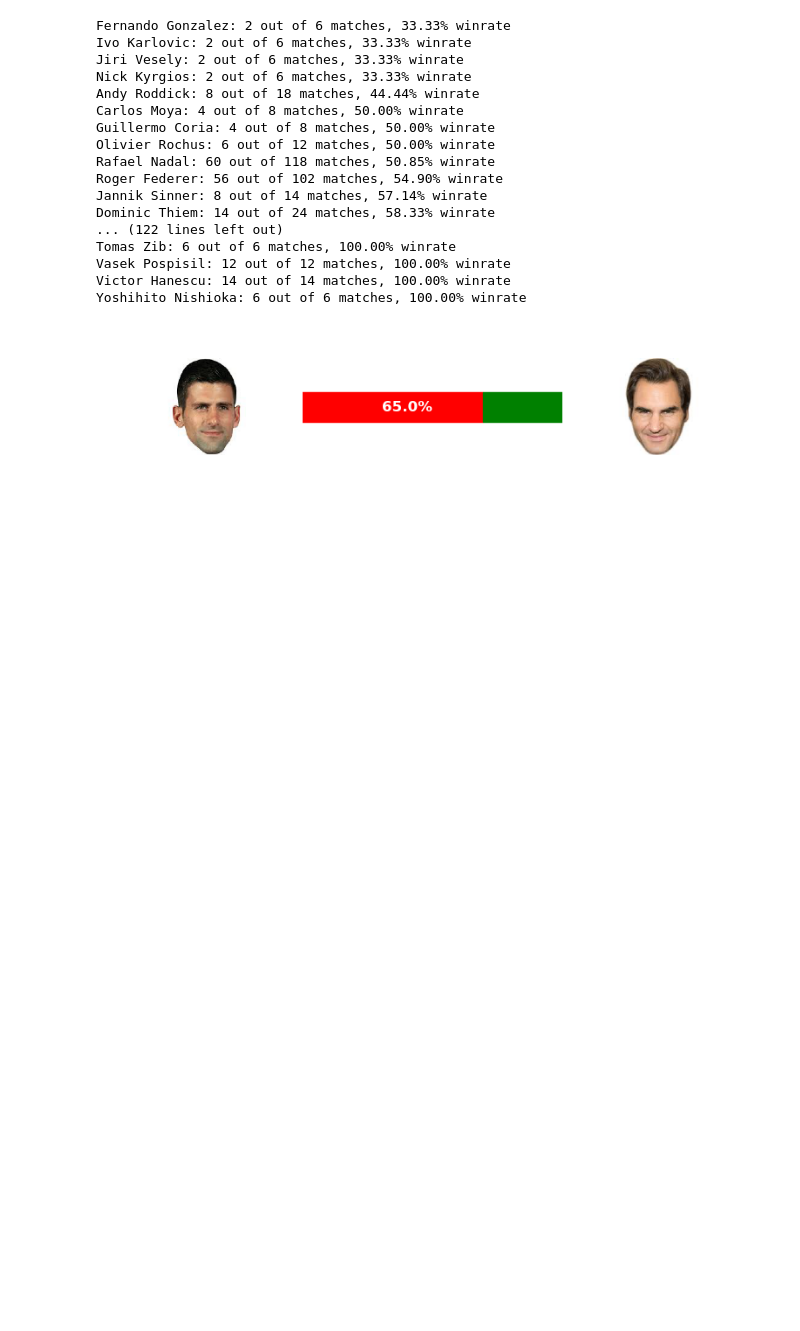
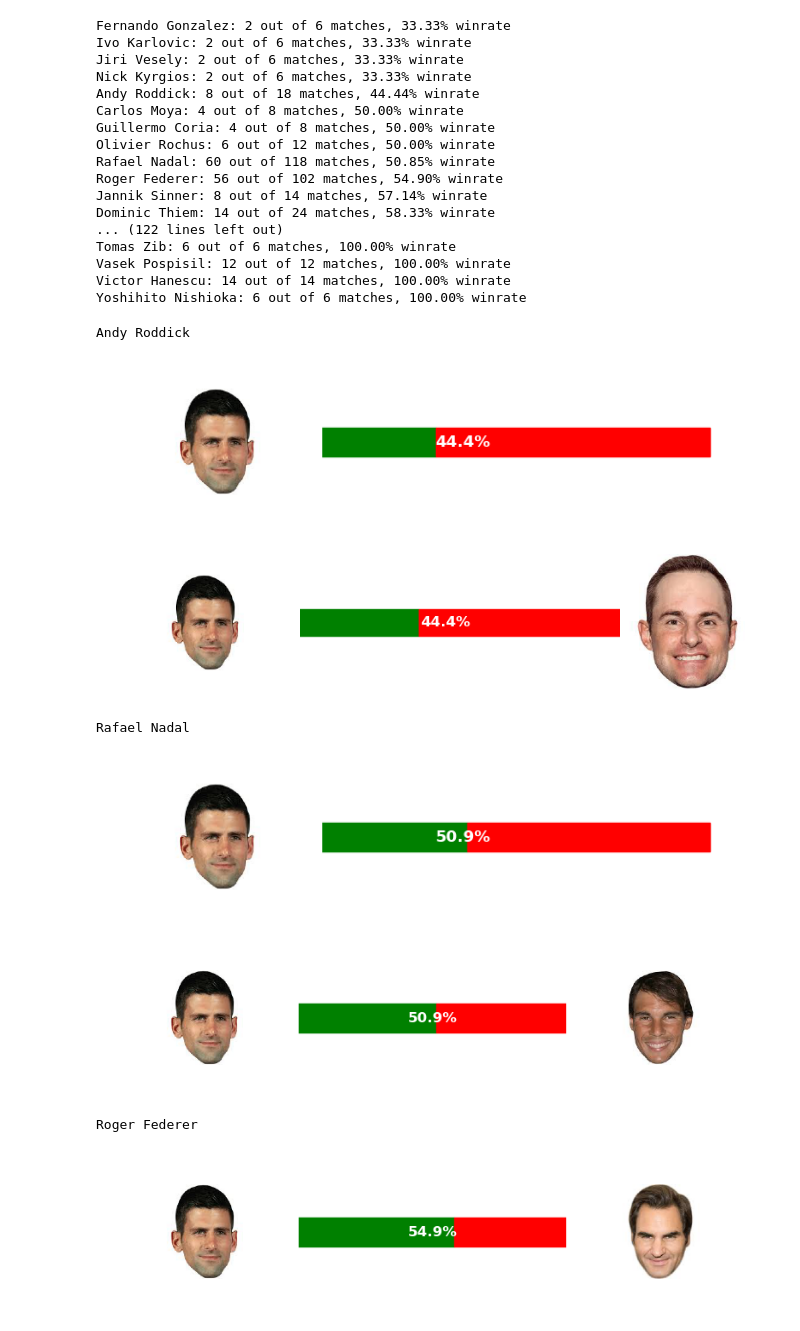
Before and after one commit to Matteo294/ATP-analysis, a Jupyter notebook: analysis/Djokovic_EDA.ipynb, the cells around one changed output. Drawn from its saved outputs; the diff is of its cells as text; code cells hidden in the pictures; blank space fills up the shorter version.

```diff
--- a/analysis/Djokovic_EDA.ipynb
+++ b/analysis/Djokovic_EDA.ipynb
@@ -105,10 +105,11 @@ Victor Hanescu: 14 out of 14 matches, 100.00% winrate
 Yoshihito Nishioka: 6 out of 6 matches, 100.00% winrate
 # %%
 djokovic_opponents = pd.DataFrame([
-    ["Andy Roddick",8,18,44.44444444],
-    ["Rafael Nadal",60,118,50.84745763],
-    ["Roger Federer",56,102,54.90196078],
-    ["Jannik Sinner",8,14,57.14285714]],
+        ["Andy Roddick",8,18,44.44444444],
+        ["Rafael Nadal",60,118,50.84745763],
+        ["Roger Federer",56,102,54.90196078],
+        #["Jannik Sinner",8,14,57.14285714]
+    ],
     columns=['opponent', 'wins', 'total_matches', 'winrate'])
 # %%
 import matplotlib.patches as patches
@@ -128,11 +129,11 @@ def barra_con_facce(p, img_sx_path, img_dx_path):
     ax.axis('off')  # Nasconde assi
 
     # Barra rossa (da 0 a p)
-    rosso = patches.Rectangle((0, 0.4), p, 0.2, color='red')
+    rosso = patches.Rectangle((0, 0.4), p, 0.2, color='green')
     ax.add_patch(rosso)
 
     # Barra verde (da p a 100)
-    verde = patches.Rectangle((p, 0.4), 100 - p, 0.2, color='green')
+    verde = patches.Rectangle((p, 0.4), 100 - p, 0.2, color='red')
     ax.add_patch(verde)
 
     # Testo al centro
@@ -152,8 +153,26 @@ def barra_con_facce(p, img_sx_path, img_dx_path):
 
     plt.tight_layout()
     plt.show()
-
-# Esempio d'uso
-barra_con_facce(65, '../img/djokovic.jpeg', '../img/federer.jpeg')
-# %% [output]
-[figure, removed]
+# %%
+for player in djokovic_opponents["opponent"]:
+    print(player)
+    wr = (djokovic_opponents[djokovic_opponents["opponent"] == player])["winrate"].values[0]
+    wr = round(wr, 2)  # Arrotonda a 2 decimali
+    opponent_surname = player.split(" ")[-1].lower()
+    filename = f"../img/{opponent_surname}"
+    try:
+        barra_con_facce(wr, '../img/djokovic.jpeg', filename + ".jpeg")
+    except:
+        try:
+            barra_con_facce(wr, '../img/djokovic.jpeg', filename + ".jpg")
+        except:
+            barra_con_facce(wr, '../img/djokovic.jpeg', filename + ".png")
+# %% [output]
+Andy Roddick
+[figure, added]
+[figure, added]
+Rafael Nadal
+[figure, added]
+[figure, added]
+Roger Federer
+[figure, added]
```
Also changed, not shown: 3 other files.
